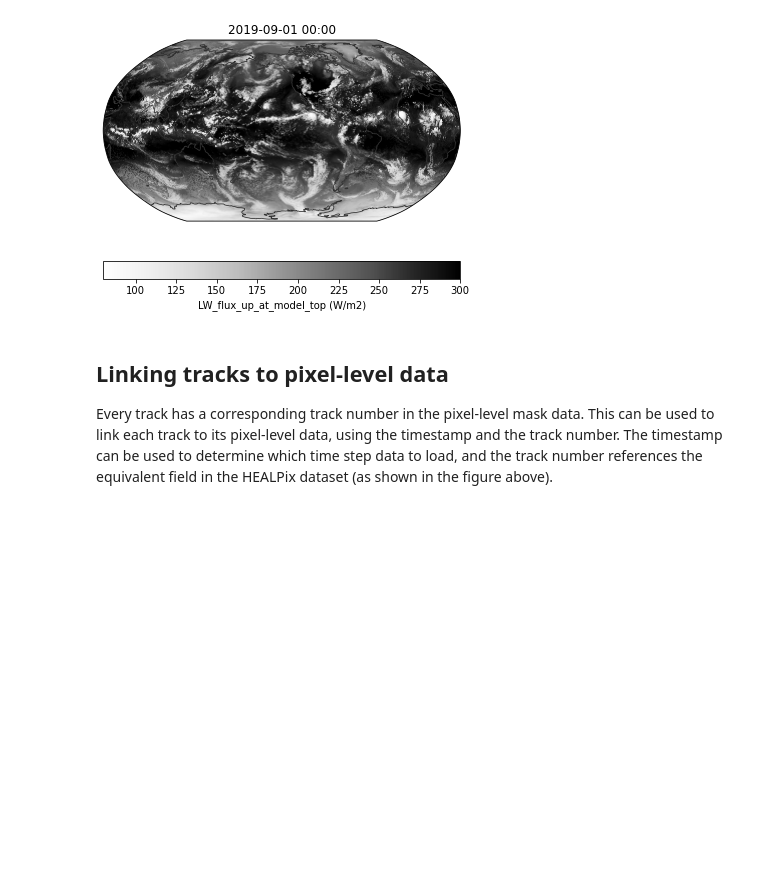
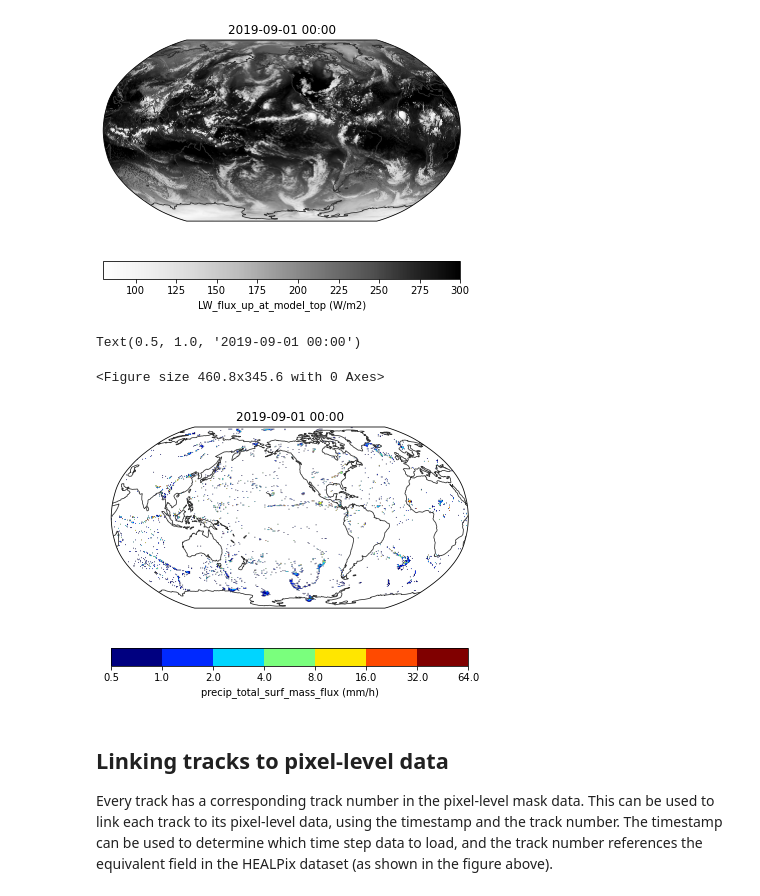
Before and after one commit to FlexTRKR/PyFLEXTRKR, a Jupyter notebook: Notebooks/demo_mcs_track_stats_healpix.ipynb, the cells around one changed output. Saved outputs shown, nothing was run; the diff lists cells and outputs as text; code cells hidden in the pictures; blank space fills up the shorter version.

Commit message:
Added a plot back with minor edits.

```diff
--- a/Notebooks/demo_mcs_track_stats_healpix.ipynb
+++ b/Notebooks/demo_mcs_track_stats_healpix.ipynb
@@ -741,16 +734,20 @@ Text(0.5, 1.0, '2019-09-01 00:00')
 # %%
-# # Quick plot of global precipitation
-# levels_pr = [0.5,1,2,4,8,16,32,64]
-# cmap = mpl.colormaps.get_cmap('jet')
-# norm = mpl.colors.BoundaryNorm(boundaries=levels_pr, ncolors=cmap.N)
-# # Precipitation
-# _pr = ds.isel(time=0).pr * 3600000  # Convert unit to mm/hr
-# _pr = _pr.where(_pr >= np.min(levels_pr), np.nan)
+# Quick plot of global precipitation
+levels_pr = [0.5,1,2,4,8,16,32,64]
+cmap = mpl.colormaps.get_cmap('jet')
+norm = mpl.colors.BoundaryNorm(boundaries=levels_pr, ncolors=cmap.N)
+# Precipitation
+_pr = ds.isel(time=0).pr * 3600000  # Convert unit to mm/hr
+_pr = _pr.where(_pr >= np.min(levels_pr), np.nan)
 
-# im = egh.healpix_show(_pr, norm=norm, cmap=cmap)
-# plt.colorbar(im, label=f"{ds.pr.attrs['long_name']} (mm/h)", orientation='horizontal')
-# time_str = ds.time.isel(time=0).dt.strftime("%Y-%m-%d %H:%M").values.item()
-# plt.title(time_str)
+im = egh.healpix_show(_pr, norm=norm, cmap=cmap)
+plt.colorbar(im, label=f"{ds.pr.attrs['long_name']} (mm/h)", orientation='horizontal')
+time_str = ds.time.isel(time=0).dt.strftime("%Y-%m-%d %H:%M").values.item()
+plt.title(time_str)
+# %% [output]
+Text(0.5, 1.0, '2019-09-01 00:00')
+<Figure size 460.8x345.6 with 0 Axes>
+[figure, added]
 # %% [markdown]
 ## Linking tracks to pixel-level data
 
```
Also changed, not shown: parts of 4 cells of this notebook, 1 other file.
